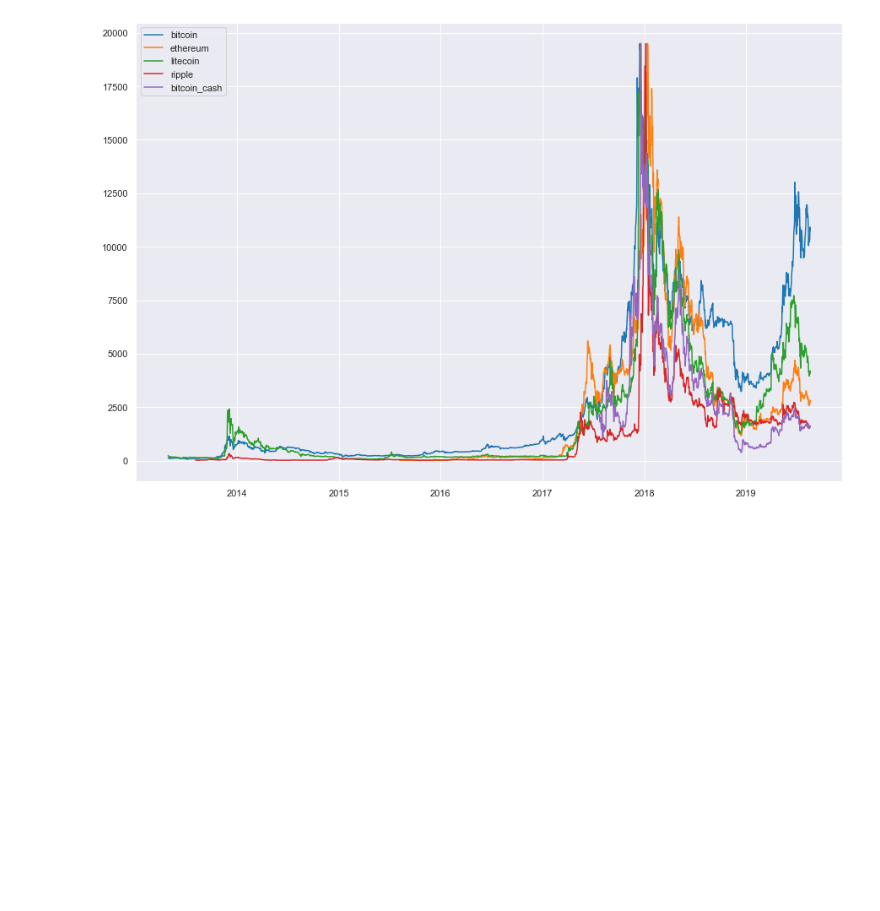
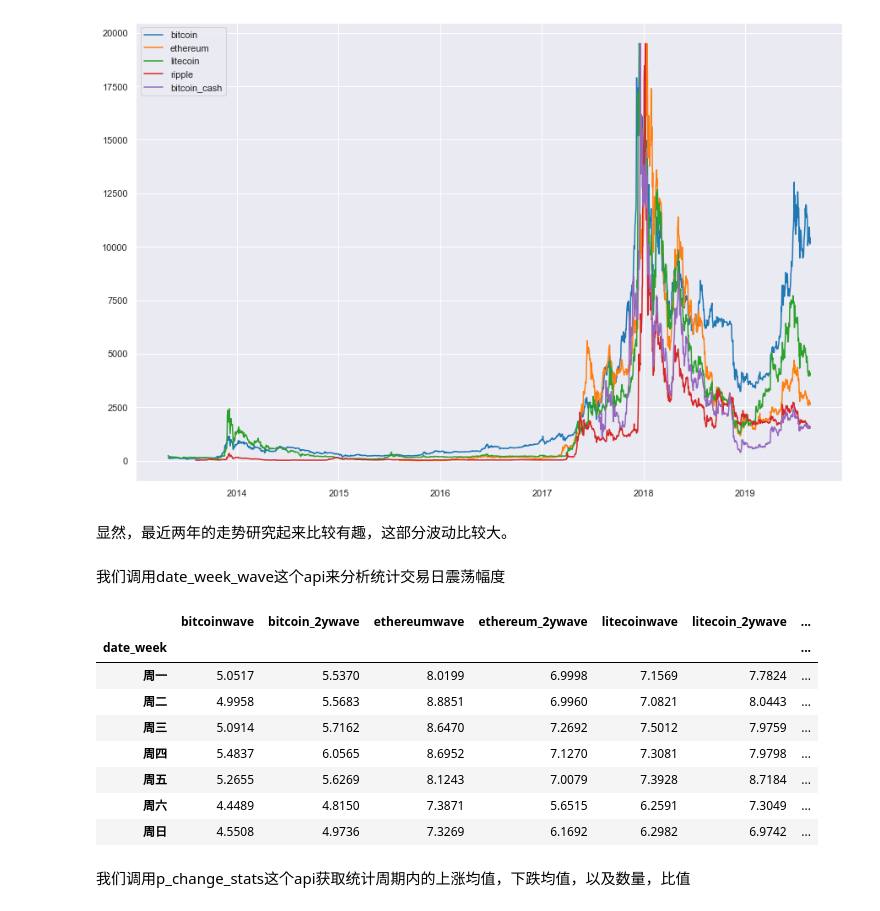
Before and after one commit to qiushui777/Qsabu, a Jupyter notebook: qs_papers/1.多数字货币回测.ipynb, the cells around one changed output. Saved outputs shown, nothing was run; the diff lists cells and outputs as text; code cells hidden in the pictures; blank space fills up the shorter version.

```diff
--- a/qs_papers/1.多数字货币回测.ipynb
+++ b/qs_papers/1.多数字货币回测.ipynb
@@ -62,3 +63,29 @@ ABuMarketDrawing.plot_multi_df({'bitcoin':bitcoin,'ethereum':ethereum,'litecoin'
                                 'bitcoin_cash':bitcoin_cash})
 # %% [output]
 [figure]
+# %% [markdown]
+显然，最近两年的走势研究起来比较有趣，这部分波动比较大。
+# %%
+bitcoin_2y = bitcoin[-730:]
+ethereum_2y = ethereum[-730:]
+litecoin_2y = litecoin[-730:]
+ripple_2y = ripple[-730:]
+bitcoin_cash_2y = bitcoin_cash[-730:]
+# %% [markdown]
+我们调用date_week_wave这个api来分析统计交易日震荡幅度
+# %%
+ABuKLUtil.date_week_wave({'bitcoin':bitcoin,'bitcoin_2y':bitcoin_2y,'ethereum':ethereum,'ethereum_2y':ethereum_2y,
+                         'litecoin':litecoin,'litecoin_2y':litecoin_2y,'ripple':ripple,'ripple_2y':ripple_2y,
+                         'bitcoin_cash':bitcoin_cash,'bitcoin_cash_2y':bitcoin_cash_2y})
+# %% [output]
+|  | bitcoinwave | bitcoin_2ywave | ethereumwave | ethereum_2ywave | litecoinwave | litecoin_2ywave | ... |
+| date_week |  |  |  |  |  |  | ... |
+| 周一 | 5.0517 | 5.5370 | 8.0199 | 6.9998 | 7.1569 | 7.7824 | ... |
+| 周二 | 4.9958 | 5.5683 | 8.8851 | 6.9960 | 7.0821 | 8.0443 | ... |
+| 周三 | 5.0914 | 5.7162 | 8.6470 | 7.2692 | 7.5012 | 7.9759 | ... |
+| 周四 | 5.4837 | 6.0565 | 8.6952 | 7.1270 | 7.3081 | 7.9798 | ... |
+| 周五 | 5.2655 | 5.6269 | 8.1243 | 7.0079 | 7.3928 | 8.7184 | ... |
+| 周六 | 4.4489 | 4.8150 | 7.3871 | 5.6515 | 6.2591 | 7.3049 | ... |
+| 周日 | 4.5508 | 4.9736 | 7.3269 | 6.1692 | 6.2982 | 6.9742 | ... |
+# %% [markdown]
+我们调用p_change_stats这个api获取统计周期内的上涨均值，下跌均值，以及数量，比值
```
Also changed, not shown: parts of 2 cells of this notebook, 1 other file.
